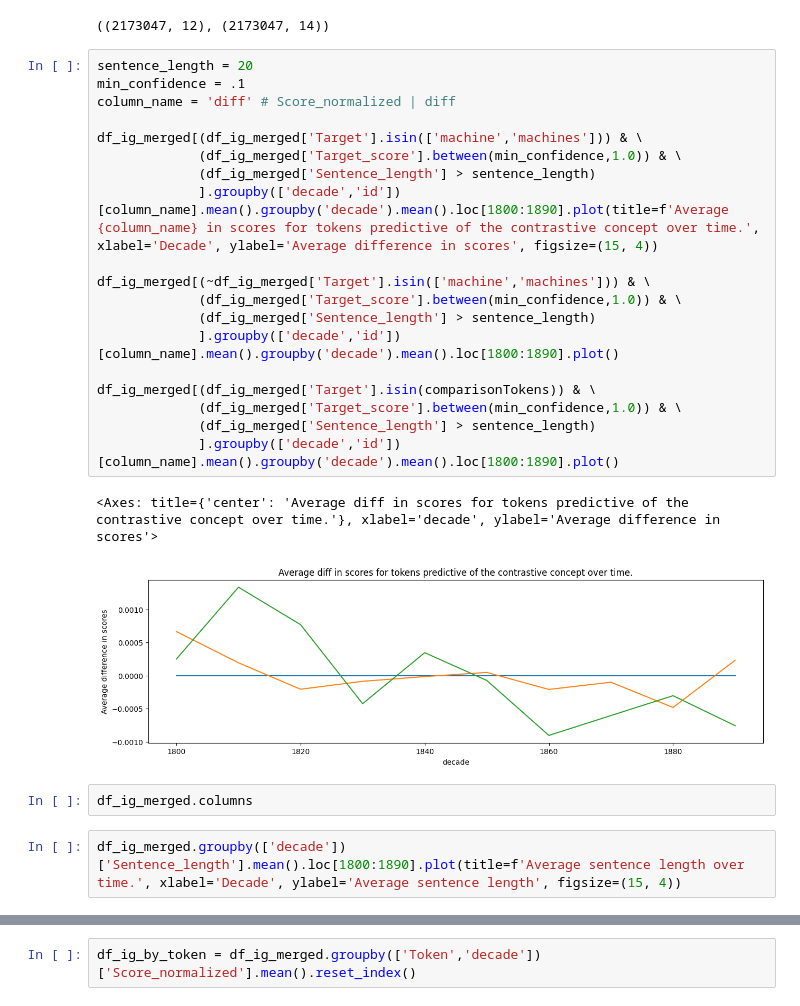
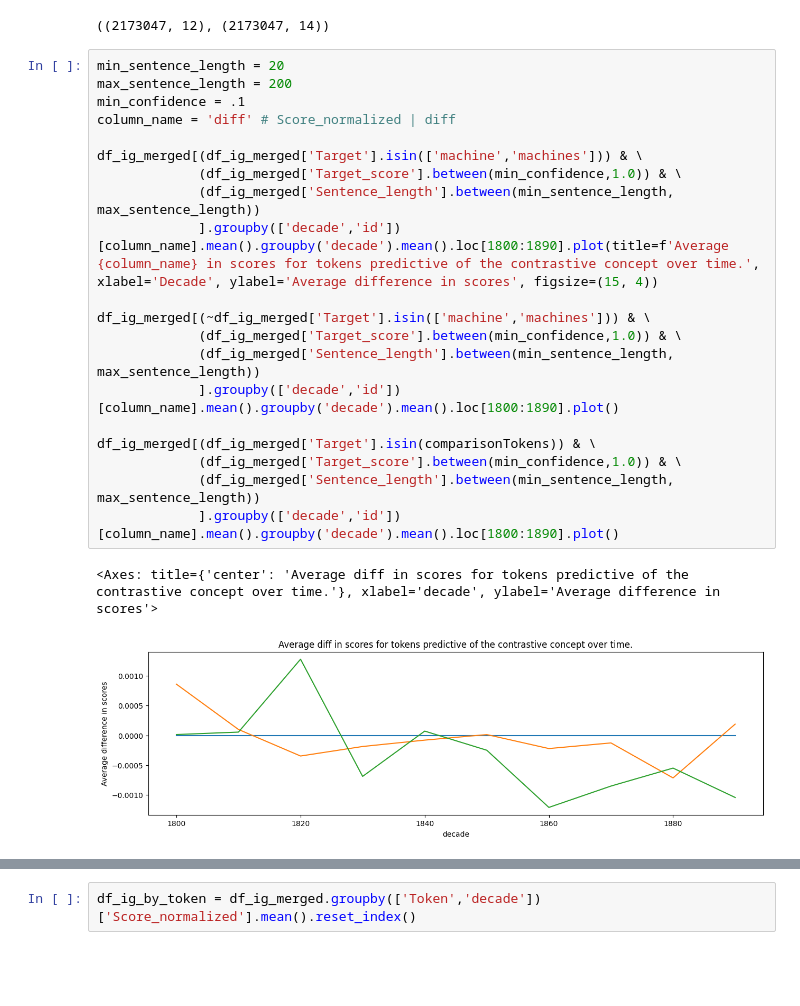
Before and after one commit to Text-Machine/mask-predict, a Jupyter notebook: chr-paper.ipynb, the cells around one changed output, grey strips where cells are left out. Cells and saved outputs as stored; diff of their text form; blank space fills up the shorter version.

```diff
--- a/chr-paper.ipynb
+++ b/chr-paper.ipynb
@@ -430,28 +432,25 @@ df_ig.shape, df_ig_merged.shape
 # %% [output]
 ((2173047, 12), (2173047, 14))
 # %%
-sentence_length = 20
+min_sentence_length = 20
+max_sentence_length = 200
 min_confidence = .1
 column_name = 'diff' # Score_normalized | diff
 
 df_ig_merged[(df_ig_merged['Target'].isin(['machine','machines'])) & \
              (df_ig_merged['Target_score'].between(min_confidence,1.0)) & \
-             (df_ig_merged['Sentence_length'] > sentence_length)
+             (df_ig_merged['Sentence_length'].between(min_sentence_length, max_sentence_length))
              ].groupby(['decade','id'])[column_name].mean().groupby('decade').mean().loc[1800:1890].plot(title=f'Average {column_name} in scores for tokens predictive of the contrastive concept over time.', xlabel='Decade', ylabel='Average difference in scores', figsize=(15, 4))
 
 df_ig_merged[(~df_ig_merged['Target'].isin(['machine','machines'])) & \
              (df_ig_merged['Target_score'].between(min_confidence,1.0)) & \
-             (df_ig_merged['Sentence_length'] > sentence_length)
+             (df_ig_merged['Sentence_length'].between(min_sentence_length, max_sentence_length))
              ].groupby(['decade','id'])[column_name].mean().groupby('decade').mean().loc[1800:1890].plot()
 
 df_ig_merged[(df_ig_merged['Target'].isin(comparisonTokens)) & \
              (df_ig_merged['Target_score'].between(min_confidence,1.0)) & \
-             (df_ig_merged['Sentence_length'] > sentence_length)
+             (df_ig_merged['Sentence_length'].between(min_sentence_length, max_sentence_length))
              ].groupby(['decade','id'])[column_name].mean().groupby('decade').mean().loc[1800:1890].plot()
 # %% [output]
 <Axes: title={'center': 'Average diff in scores for tokens predictive of the contrastive concept over time.'}, xlabel='decade', ylabel='Average difference in scores'>
-[figure, old version]
+[figure, new version]
-# %%
-df_ig_merged.columns
-# %%
-df_ig_merged.groupby(['decade'])['Sentence_length'].mean().loc[1800:1890].plot(title=f'Average sentence length over time.', xlabel='Decade', ylabel='Average sentence length', figsize=(15, 4))
```
Also changed, not shown: parts of 22 cells of this notebook.
